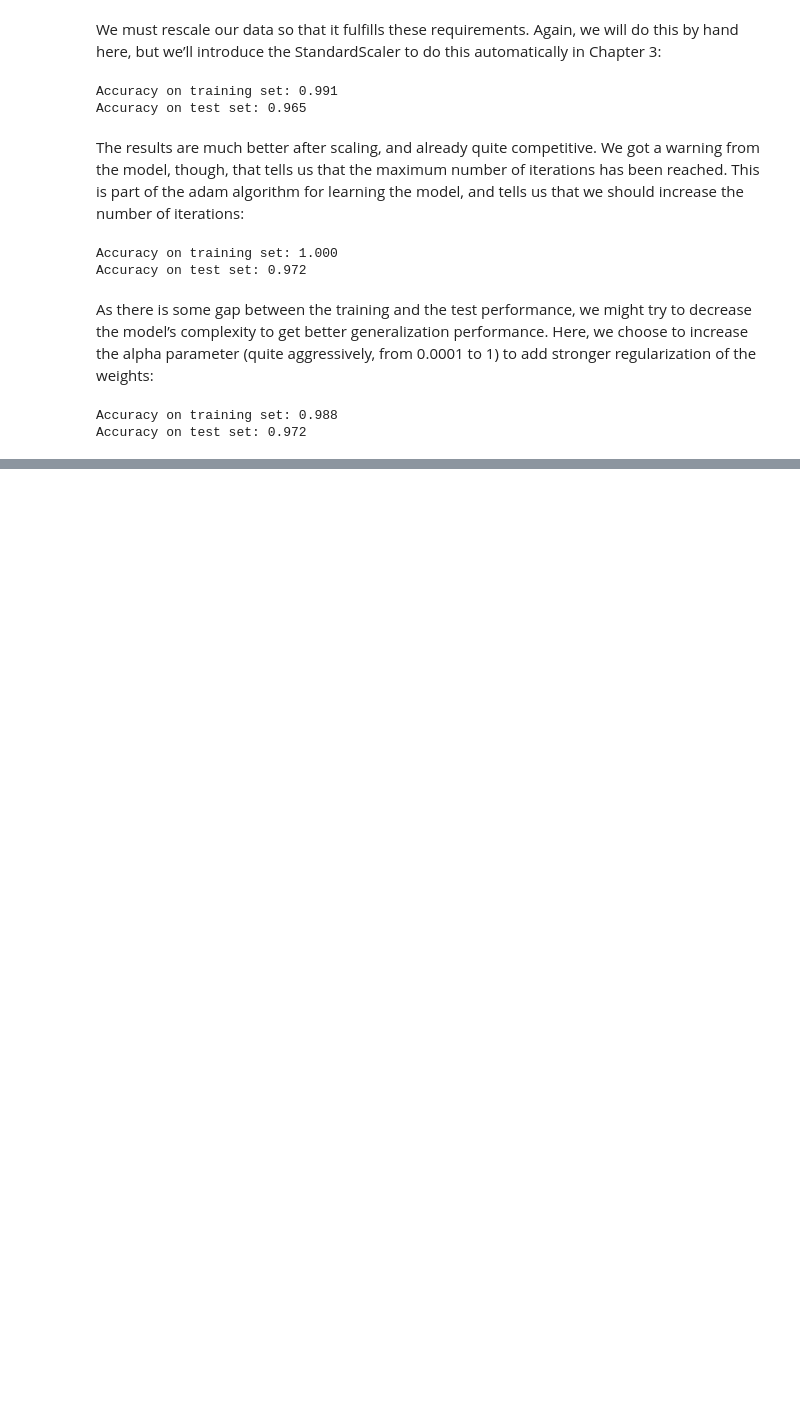
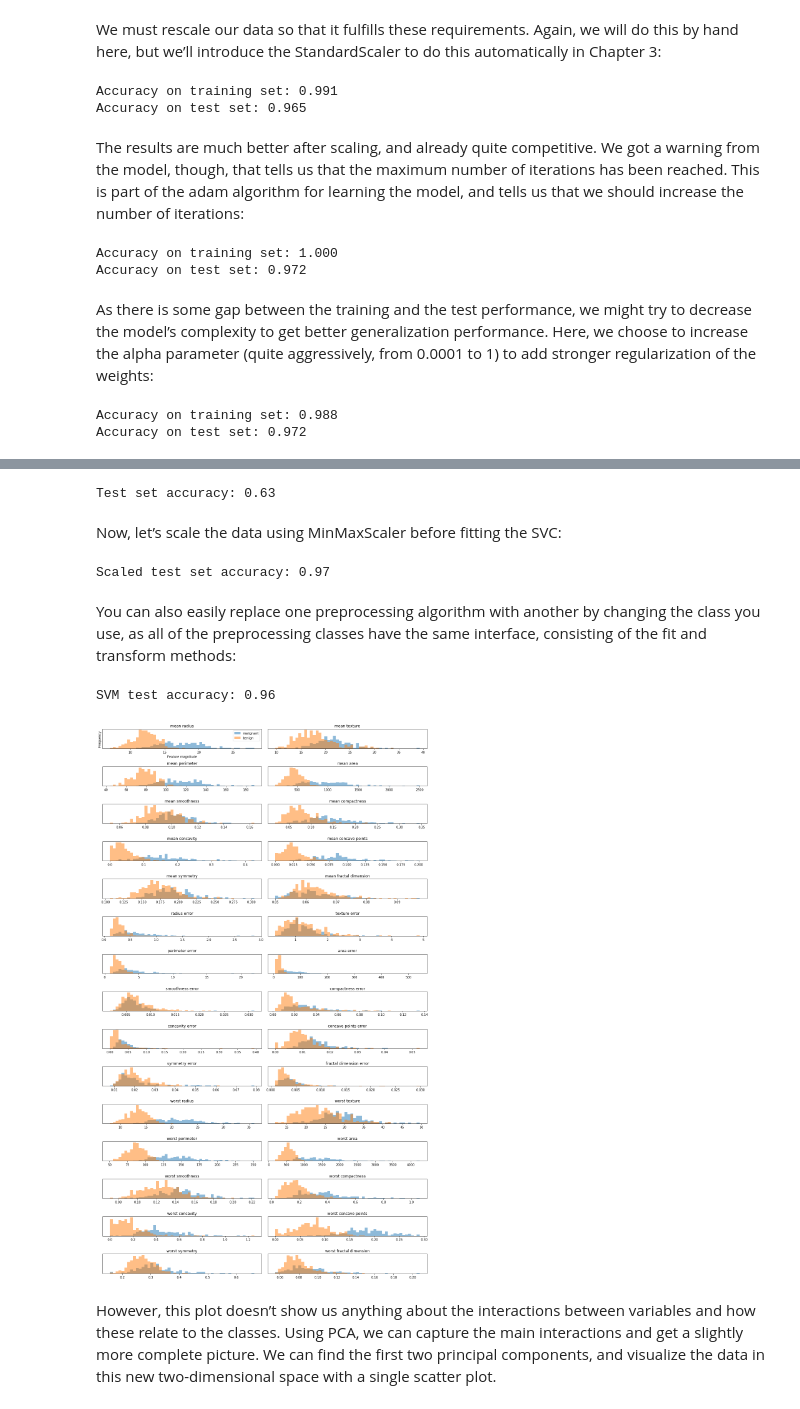
Before and after one commit to barto-ber/Machine-Learning-Projects, a Jupyter notebook: b_cancer.ipynb, the cells around one changed output, grey strips where cells are left out. Drawn from its saved outputs; the diff is of its cells as text; code cells hidden in the pictures; blank space fills up the shorter version.

Commit message:
unsupervised learning

```diff
--- a/b_cancer.ipynb
+++ b/b_cancer.ipynb
@@ -352,0 +465,75 @@ Accuracy on test set: 0.972
+# %%
+from sklearn.svm import SVC
+
+X_train, X_test, y_train, y_test = train_test_split(cancer.data, cancer.target,
+random_state=0)
+
+svm = SVC(C=100)
+svm.fit(X_train, y_train)
+
+print("Test set accuracy: {:.2f}".format(svm.score(X_test, y_test)))
+# %% [output]
+Test set accuracy: 0.63
+# %% [markdown]
+Now, let’s scale the data using MinMaxScaler before fitting the SVC:
+# %%
+# preprocessing using 0-1 scaling
+scaler = MinMaxScaler()
+scaler.fit(X_train)
+X_train_scaled = scaler.transform(X_train)
+X_test_scaled = scaler.transform(X_test)
+
+# learning an SVM on the scaled training data
+svm.fit(X_train_scaled, y_train)
+
+# scoring on the scaled test set
+print("Scaled test set accuracy: {:.2f}".format(svm.score(X_test_scaled, y_test)))
+# %% [output]
+Scaled test set accuracy: 0.97
+# %% [markdown]
+You can also easily replace one preprocessing algorithm with another by changing the
+class you use, as all of the preprocessing classes have the same interface, consisting of
+the fit and transform methods:
+# %%
+# preprocessing using zero mean and unit variance scaling
+
+from sklearn.preprocessing import StandardScaler
+
+scaler = StandardScaler()
+scaler.fit(X_train)
+
+X_train_scaled = scaler.transform(X_train)
+X_test_scaled = scaler.transform(X_test)
+
+# learning an SVM on the scaled training data
+svm.fit(X_train_scaled, y_train)
+
+# scoring on the scaled test set
+print("SVM test accuracy: {:.2f}".format(svm.score(X_test_scaled, y_test)))
+# %% [output]
+SVM test accuracy: 0.96
+# %%
+fig, axes = plt.subplots(15, 2, figsize=(15, 25))
+malignant = cancer.data[cancer.target == 0]
+benign = cancer.data[cancer.target == 1]
+
+ax = axes.ravel()
+
+for i in range(30):
+    _, bins = np.histogram(cancer.data[:, i], bins=50)
+    ax[i].hist(malignant[:, i], bins=bins, alpha=.5)
+    ax[i].hist(benign[:, i], bins=bins, alpha=.5)
+    ax[i].set_title(cancer.feature_names[i])
+    ax[i].set_yticks(())
+ax[0].set_xlabel("Feature magnitude")
+ax[0].set_ylabel("Frequency")
+ax[0].legend(["malignant", "benign"], loc="best")
+fig.tight_layout()
+# %% [output]
+[figure, added]
+# %% [markdown]
+However, this plot doesn’t show us anything about the interactions between variables
+and how these relate to the classes. Using PCA, we can capture the main interactions
+and get a slightly more complete picture. We can find the first two principal components,
+and visualize the data in this new two-dimensional space with a single scatter
+plot.
```
Also changed, not shown: parts of 16 cells of this notebook.
